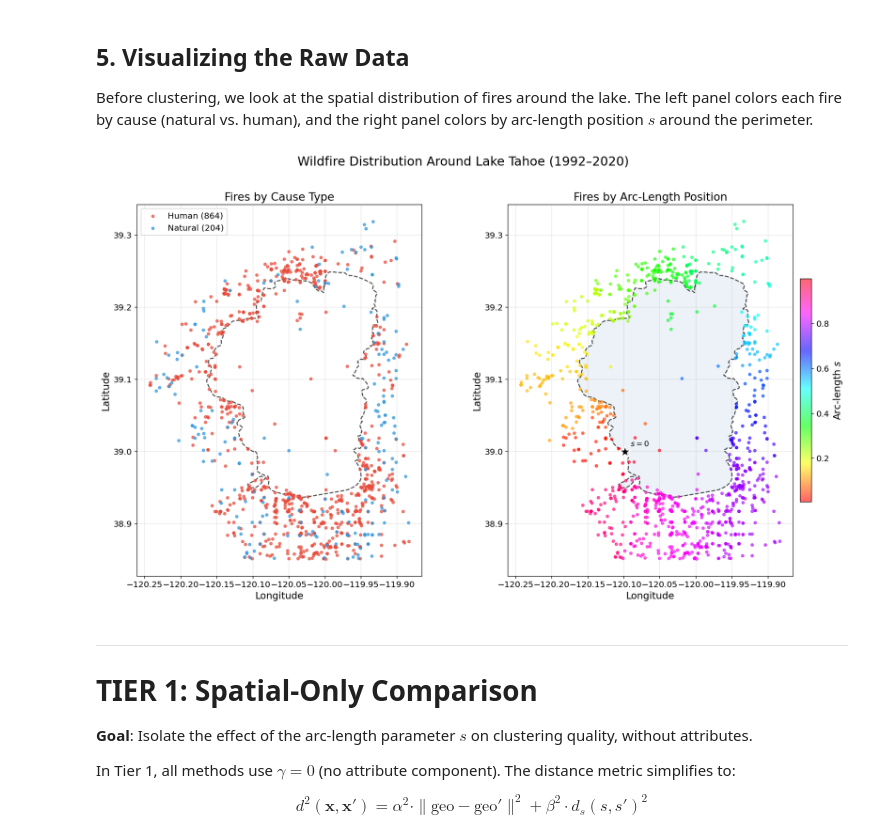
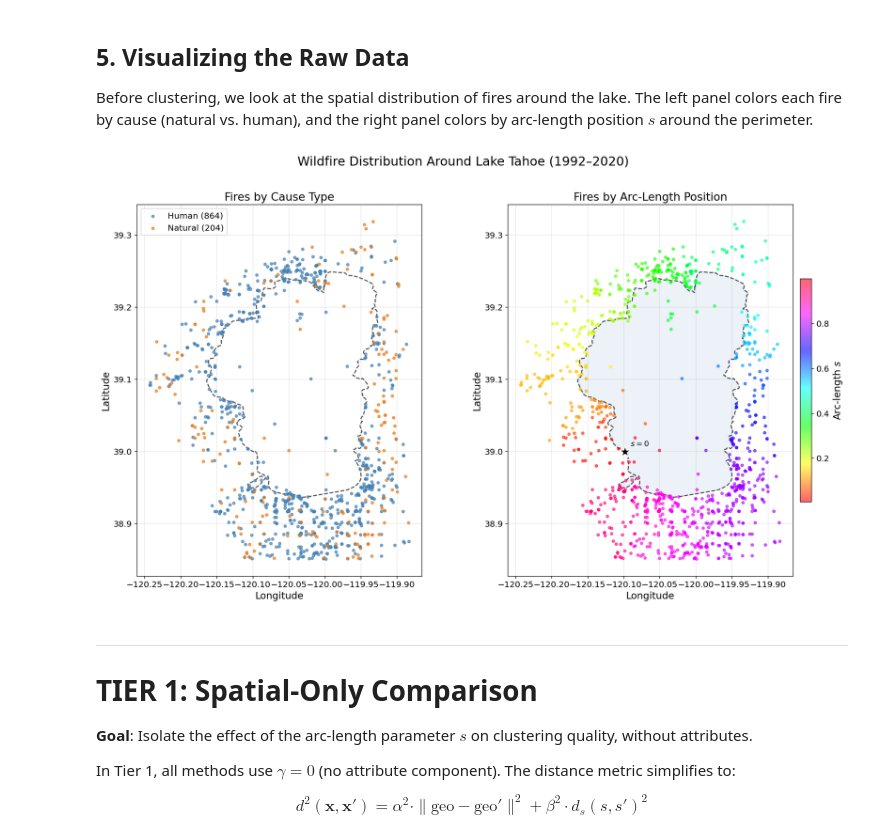
Before and after one commit to Michele-75/obstacle-aware-clustering, a Jupyter notebook: notebooks/03_clustering_wildfires.ipynb, the cells around one changed output. Saved outputs shown, nothing was run; the diff lists cells and outputs as text; code cells hidden in the pictures.

```diff
--- a/notebooks/03_clustering_wildfires.ipynb
+++ b/notebooks/03_clustering_wildfires.ipynb
@@ -437,9 +442,9 @@ human = fires[fires['cause_binary'] == 1]
 
 # Plot human first, natural on top
 ax.scatter(human['LONGITUDE'], human['LATITUDE'],
-           c='#e74c3c', s=15, alpha=0.7, label=f'Human ({len(human)})', zorder=3)
+           c='steelblue', s=15, alpha=0.7, label=f'Human ({len(human)})', zorder=3)
 ax.scatter(natural['LONGITUDE'], natural['LATITUDE'],
-           c='#3498db', s=15, alpha=0.7, label=f'Natural ({len(natural)})', zorder=3)
+           c='#e67e22', s=15, alpha=0.7, label=f'Natural ({len(natural)})', zorder=3)
 
 ax.set_xlabel('Longitude')
 ax.set_ylabel('Latitude')
@@ -451,34 +456,34 @@ ax.grid(True, alpha=0.3)
 # --- Right panel: by arc-length position ---
 # HSV colormap wraps around so s=0 and s=1 show the same color
 ax = axes[1]
 ax.plot(spline_pts[:, 0], spline_pts[:, 1], color='black', linestyle='--',
         linewidth=1.5, alpha=0.7)
 ax.fill(spline_pts[:, 0], spline_pts[:, 1], alpha=0.1, color='steelblue')
 
 scatter = ax.scatter(fires['LONGITUDE'], fires['LATITUDE'],
                      c=fires['s_param'], cmap='hsv', s=15, alpha=0.6, zorder=3)
 plt.colorbar(scatter, ax=ax, label='Arc-length $s$', shrink=0.6, aspect=20, pad=0.02)
 
 # Mark the boundary's start position (s = 0)
 s0_xy = boundary.evaluate(boundary.t_range()[0])
 ax.scatter(s0_xy[0], s0_xy[1], marker='*', s=300, color='black',
            edgecolors='white', linewidth=1.5, zorder=5)
 ax.annotate('$s = 0$', xy=(s0_xy[0], s0_xy[1]), xytext=(8, 8),
             textcoords='offset points', fontsize=11, fontweight='bold')
 
 ax.set_xlabel('Longitude')
 ax.set_ylabel('Latitude')
 ax.set_title('Fires by Arc-Length Position')
 ax.set_aspect('equal')
 ax.grid(True, alpha=0.3)
 
 year_min = fires['FIRE_YEAR'].min()
 year_max = fires['FIRE_YEAR'].max()
 plt.suptitle(f'Wildfire Distribution Around Lake Tahoe ({year_min}–{year_max})', y=1.01)
 plt.tight_layout()
 plt.show()
 # %% [output]
-[figure, old version]
+[figure, new version]
 # %% [markdown]
 ---
 
```
Also changed, not shown: parts of 28 cells of this notebook.
